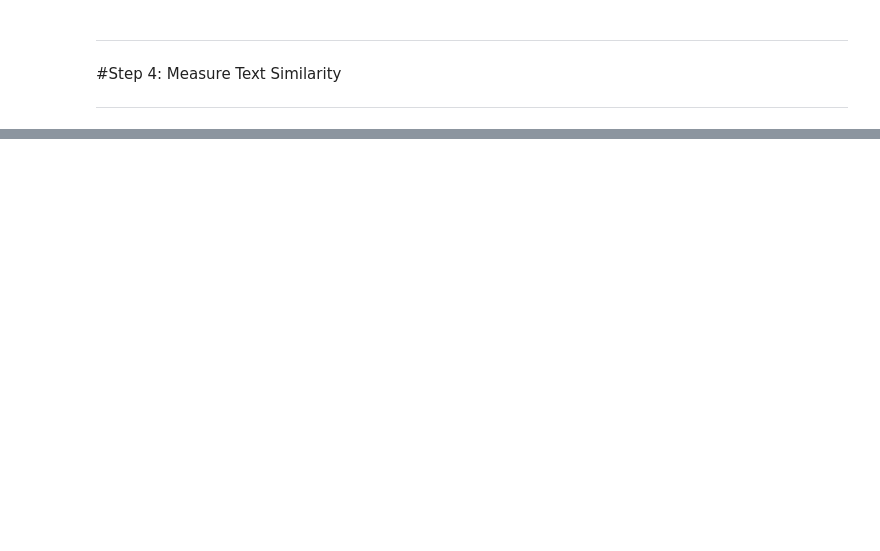
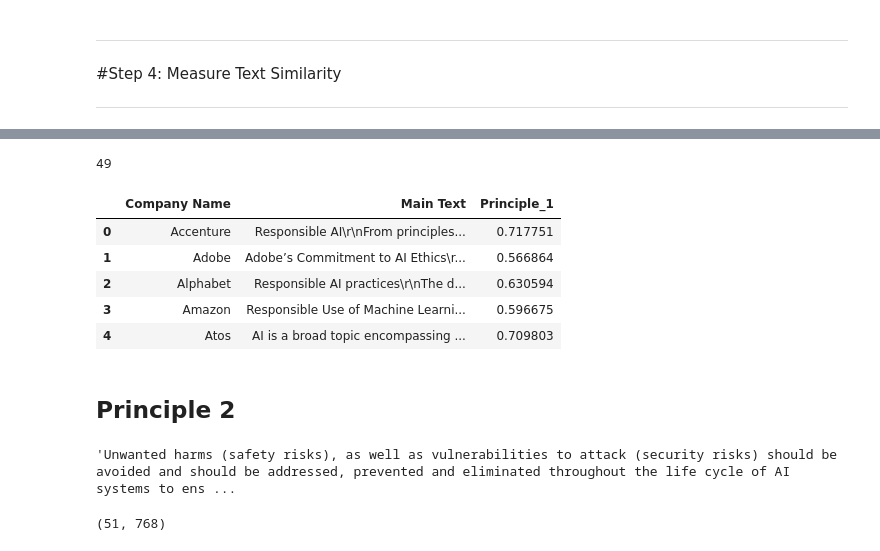
Before and after one commit to Kensuzuki95/Corporate_AI_Ethics_Guideline_Analysis, a Jupyter notebook: Dataset_Preprocess.ipynb, the cells around one changed output, grey strips where cells are left out. Saved outputs shown, nothing was run; the diff lists cells and outputs as text; code cells hidden in the pictures; blank space fills up the shorter version.

```diff
--- a/Dataset_Preprocess.ipynb
+++ b/Dataset_Preprocess.ipynb
@@ -196 +218,7 @@ sentences.insert(0, 'It should be recognized that AI technologies do not necessa
+# %%
+# Insert UNESCO's AI Ethics Princilple #1 to list of AI Ethics Guideline texts
+
+sentences_1 = sentences.copy()
+sentences_1.insert(0, principle_1)
+#sentences_1
 # %%
@@ -231,0 +231,30 @@ text_data
+# %%
+# Save the similarity results to a list object
+results_1 = cosine_similarity([sentence_embeddings[0]], sentence_embeddings[1:])
+results_1 = results_1.tolist()
+results_1 = results_1[0]
+
+# Confirm that the list is compationable with the Original Dataset
+len(results_1)
+# %% [output]
+49
+# %%
+# Create a new column storing the results in the Dataset
+similarity_data['Principle_1'] = results_1
+similarity_data.head()
+#similarity_data.info()
+# %% [output]
+|  | Company Name | Main Text | Principle_1 |
+| 0 | Accenture | Responsible AI\r\nFrom principles... | 0.717751 |
+| 1 | Adobe | Adobe’s Commitment to AI Ethics\r... | 0.566864 |
+| 2 | Alphabet | Responsible AI practices\r\nThe d... | 0.630594 |
+| 3 | Amazon | Responsible Use of Machine Learni... | 0.596675 |
+| 4 | Atos | AI is a broad topic encompassing ... | 0.709803 |
+# %% [markdown]
+## Principle 2
+# %%
+# Extract UNESCO's AI Ethics Princilple #2
+principle_2 = principles.iloc[1]['Content']
+principle_2
+# %% [output]
+'Unwanted harms (safety risks), as well as vulnerabilities to attack (security risks) should be avoided and should be addressed, prevented and eliminated throughout the life cycle of AI systems to ens ...
@@ -231,0 +267,5 @@ text_data
+# %%
+sentence_embeddings = model.encode(sentences_2)
+sentence_embeddings.shape
+# %% [output]
+(51, 768)
```
Also changed, not shown: parts of 34 cells of this notebook.
